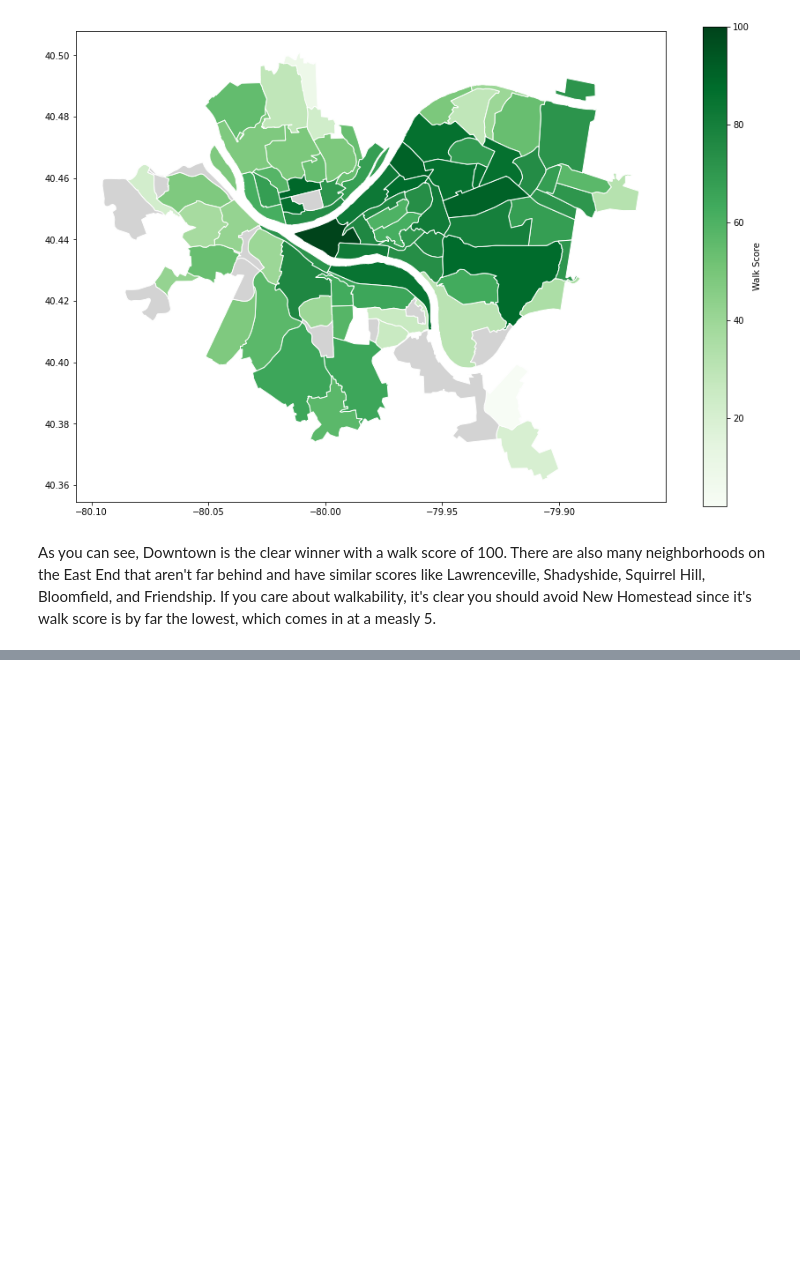
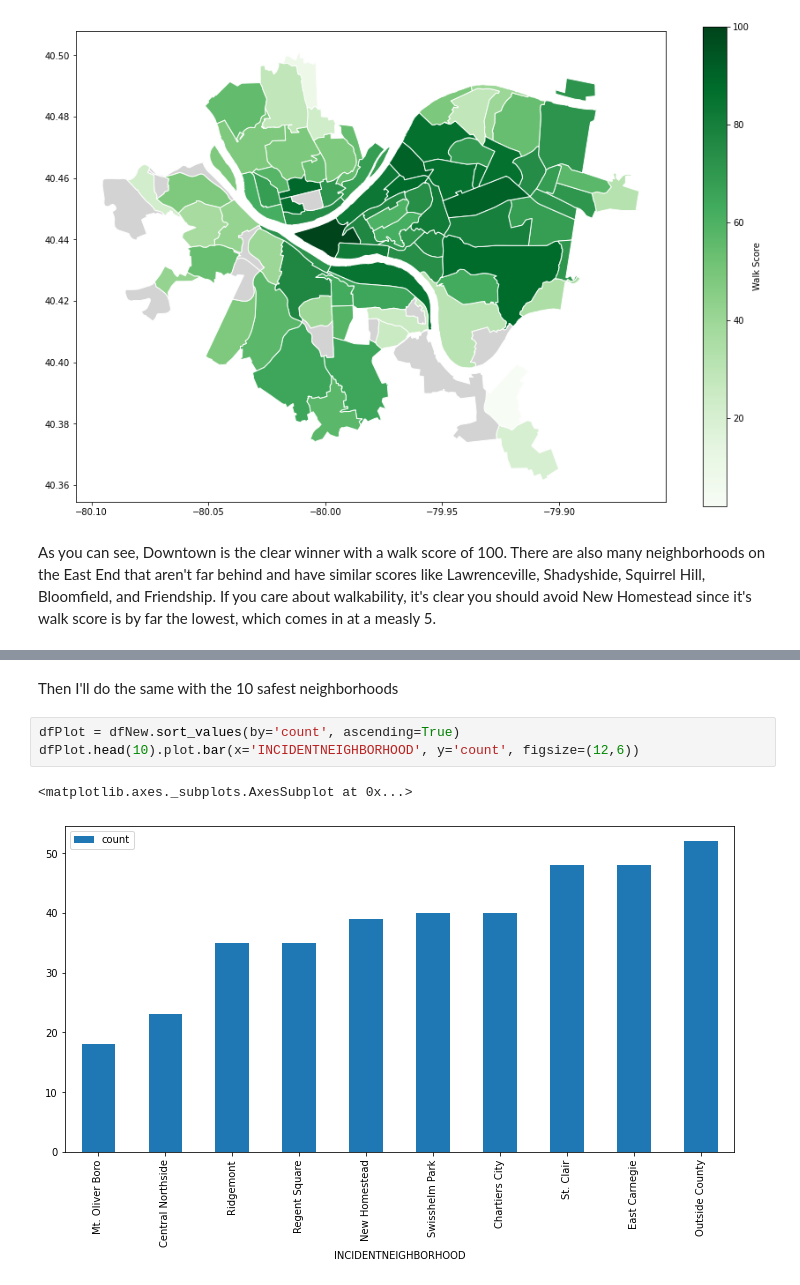
Before and after one commit to bwmccoy/Big-Ideas-Final-Project, a Jupyter notebook: final.ipynb, the cells around one changed output, grey strips where cells are left out. Cells and saved outputs as stored; diff of their text form; blank space fills up the shorter version.

```diff
--- a/final.ipynb
+++ b/final.ipynb
@@ -330,0 +405,8 @@ As you can see, Downtown is the clear winner with a walk score of 100. There are
+# %% [markdown]
+Then I'll do the same with the 10 safest neighborhoods
+# %%
+dfPlot = dfNew.sort_values(by='count', ascending=True)
+dfPlot.head(10).plot.bar(x='INCIDENTNEIGHBORHOOD', y='count', figsize=(12,6))
+# %% [output]
+<matplotlib.axes._subplots.AxesSubplot at 0x...>
+[figure, added]
```
Also changed, not shown: parts of 17 cells of this notebook.
